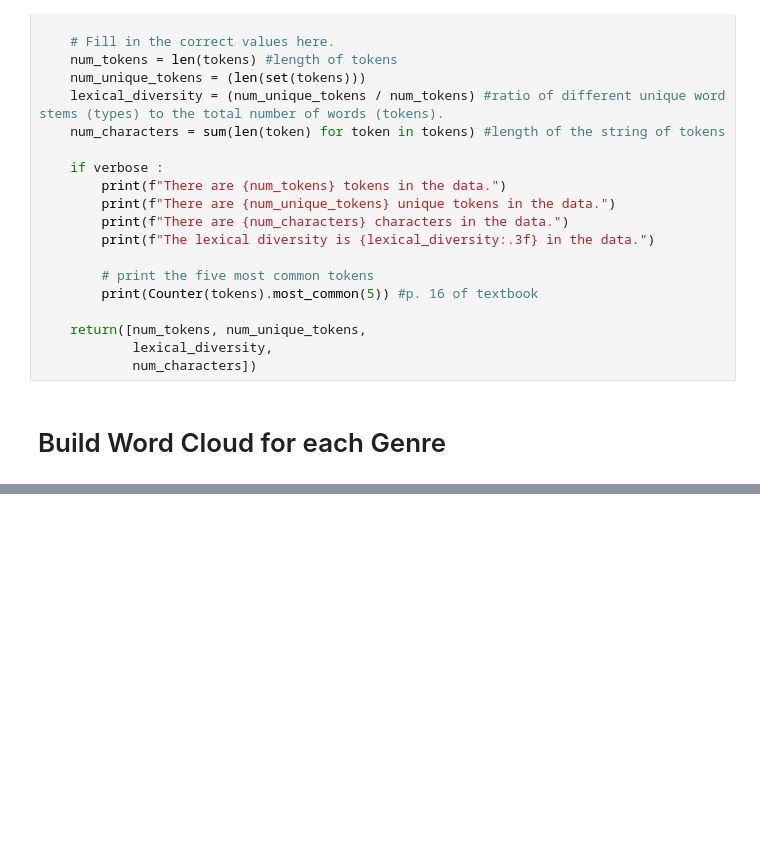
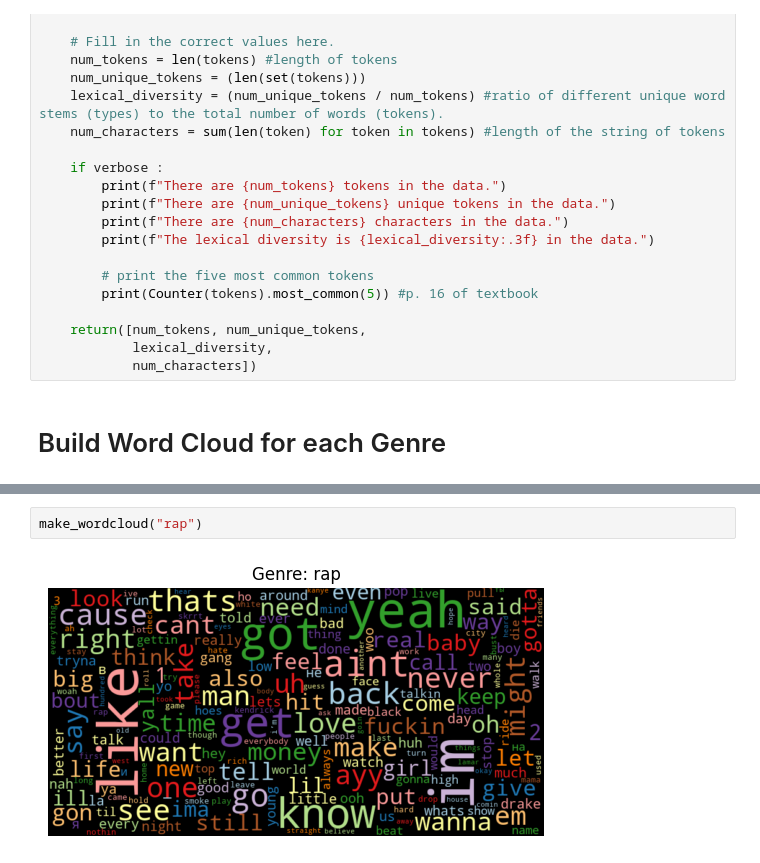
Before and after one commit to hunterblum/Multi-Genre-Classification, a Jupyter notebook: 03_EDA.ipynb, the cells around one changed output, grey strips where cells are left out. Drawn from its saved outputs; the diff is of its cells as text; blank space fills up the shorter version.

```diff
--- a/03_EDA.ipynb
+++ b/03_EDA.ipynb
@@ -119,0 +133,4 @@ def count_words(df, column='tokens', preprocess=None, min_freq=2):
+# %%
+make_wordcloud("rap")
+# %% [output]
+[figure, added]
```
Also changed, not shown: parts of 14 cells of this notebook.
